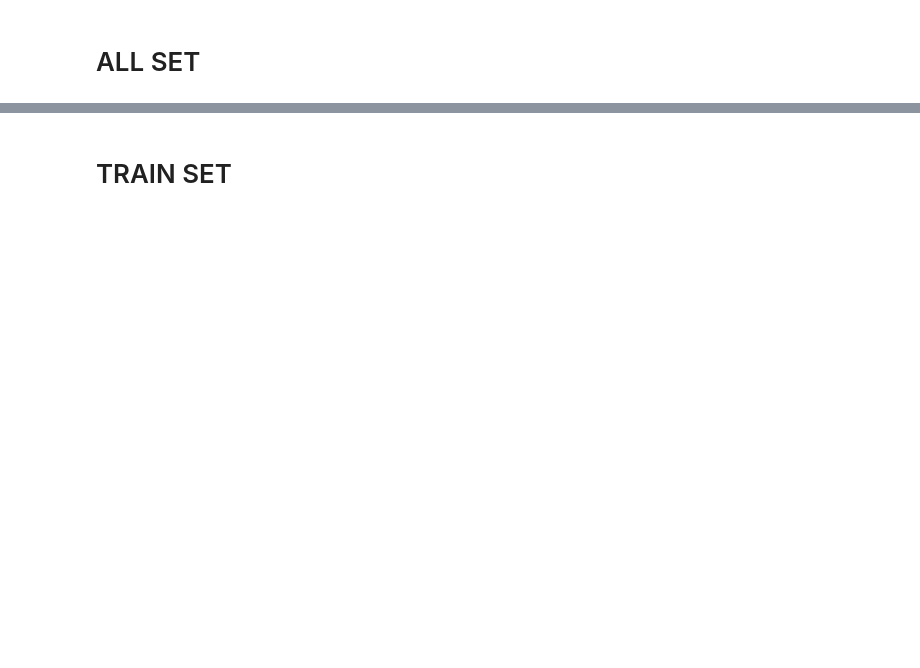
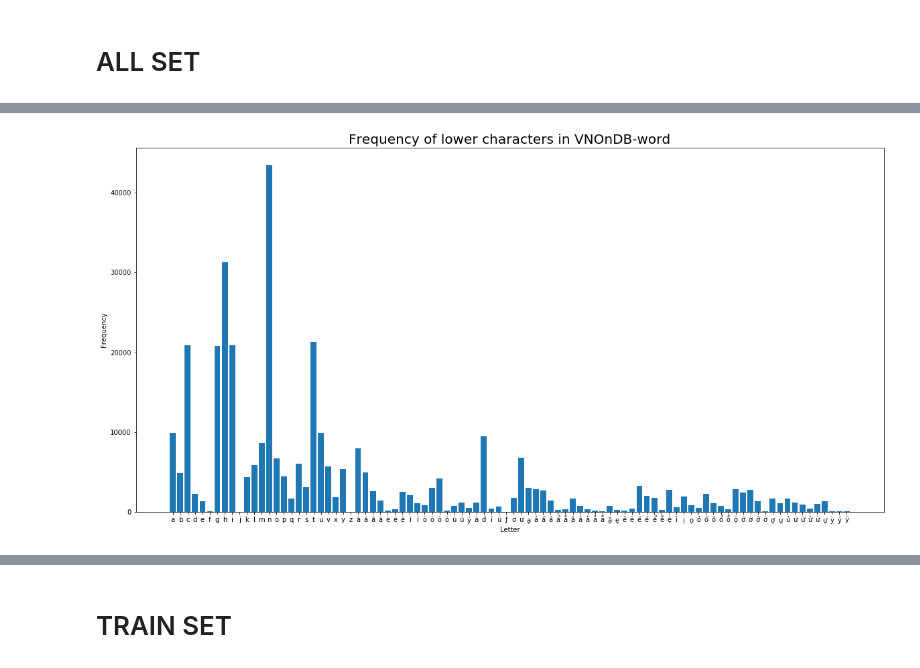
Before and after one commit to VinhLoiIT/vietnamese-htr, a Jupyter notebook: stat/Statistic.ipynb, the cells around one changed output, grey strips where cells are left out. Drawn from its saved outputs; the diff is of its cells as text; code cells hidden in the pictures; blank space fills up the shorter version.

```diff
--- a/stat/Statistic.ipynb
+++ b/stat/Statistic.ipynb
@@ -42,0 +60,4 @@ fig.savefig('word_all/letter_frequency.jpg', dpi=300)
+# %%
+plot_bar(all_lower_chars_cnt, 'Frequency of lower characters in VNOnDB-word', 'word_all/all_lower_characters_frequency.jpg')
+# %% [output]
+[figure, added]
```
Also changed, not shown: parts of 31 cells of this notebook, 16 other files.
